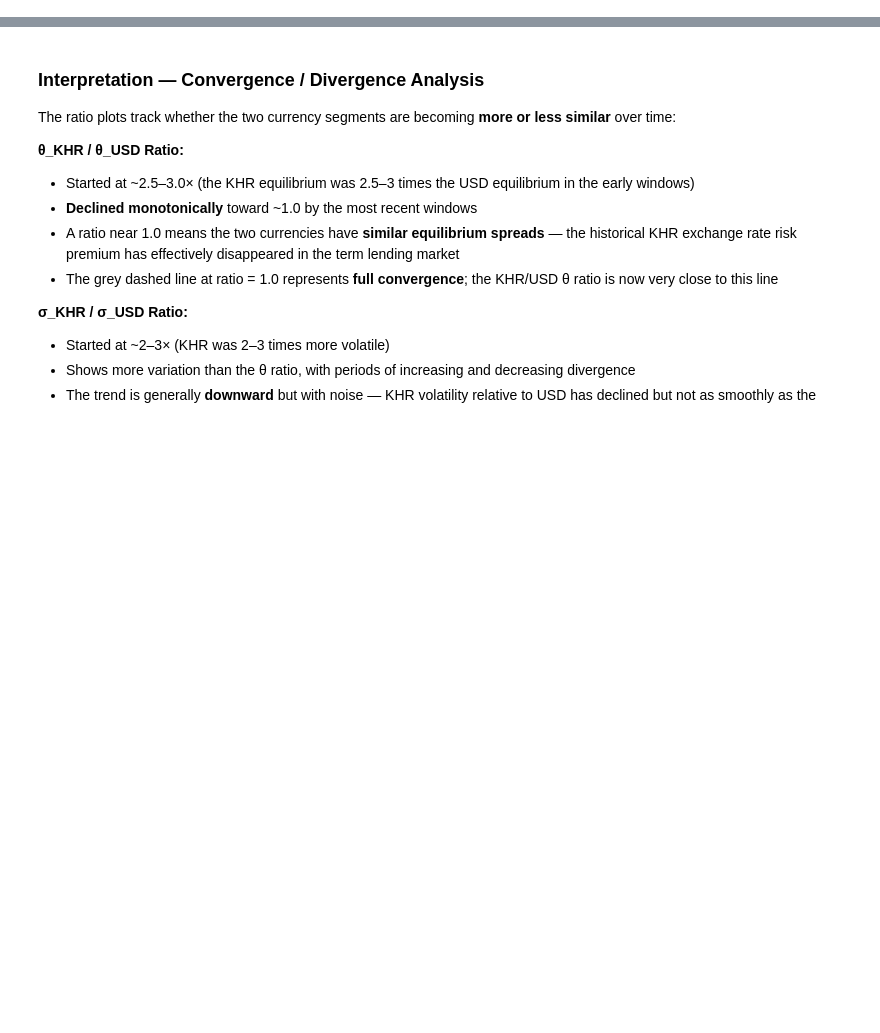
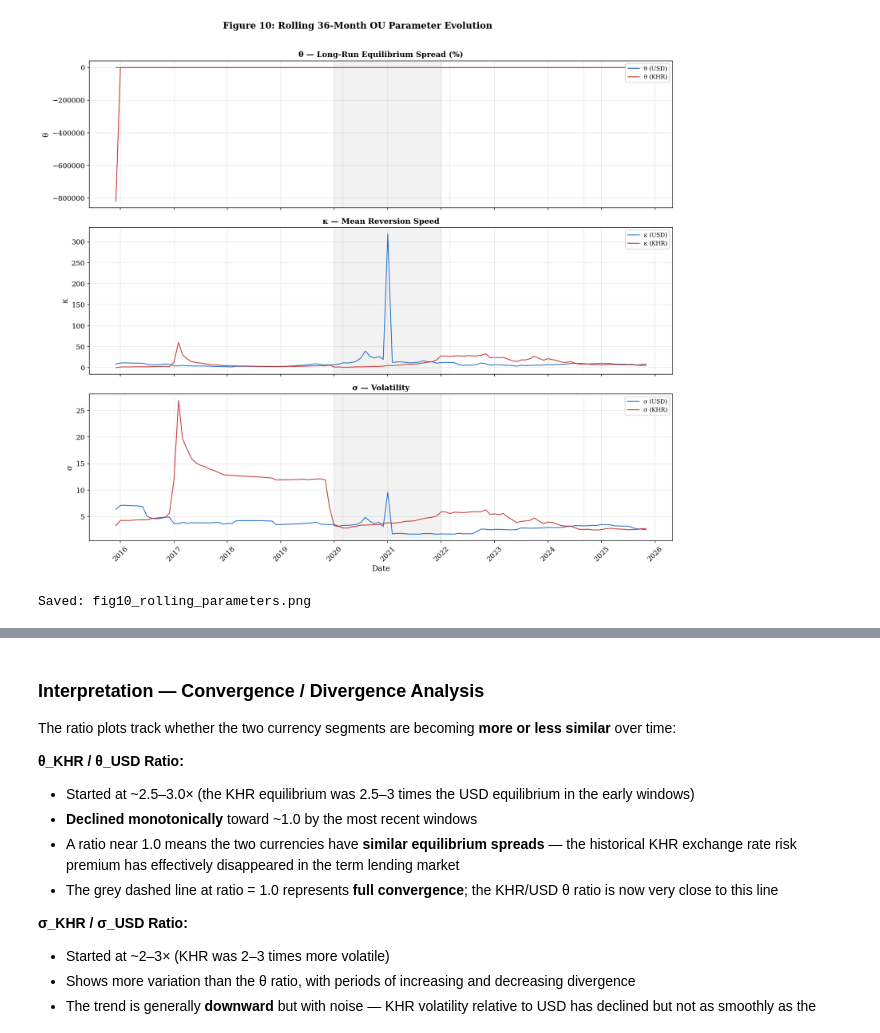
Before and after one commit to DUKPagnarith/research_reda, a Jupyter notebook: notebooks/07_rolling_window.ipynb, the cells around one changed output, grey strips where cells are left out. Drawn from its saved outputs; the diff is of its cells as text; code cells hidden in the pictures; blank space fills up the shorter version.

```diff
--- a/notebooks/07_rolling_window.ipynb
+++ b/notebooks/07_rolling_window.ipynb
@@ -29,7 +31,7 @@ S_usd = usd['spread'].values
 S_khr = khr['spread'].values
 dates = usd.index
 dt = 1/12
-window = 24
+window = 36
 
 def ou_neg_log_likelihood(params, data, dt):
     kappa, theta, sigma = params
@@ -82,34 +96,37 @@ print(f'\nDone: {total_windows} windows estimated.')
 fig, axes = plt.subplots(3, 1, figsize=(14, 12), sharex=True)
 
 params_config = [
     ('theta', 'θ — Long-Run Equilibrium Spread (%)', 'θ'),
     ('kappa', 'κ — Mean Reversion Speed', 'κ'),
     ('sigma', 'σ — Volatility', 'σ'),
 ]
 
 for ax, (param, title, symbol) in zip(axes, params_config):
     ax.plot(roll_usd_df.index, roll_usd_df[param], color='#1565C0', linewidth=1.3, label=f'{symbol} (USD)', alpha=0.9)
     ax.plot(roll_khr_df.index, roll_khr_df[param], color='#C62828', linewidth=1.3, label=f'{symbol} (KHR)', alpha=0.9)
     ax.axvspan(pd.Timestamp('2020-01-01'), pd.Timestamp('2021-12-31'), alpha=0.1, color='grey')
     ax.set_title(title, fontweight='bold', fontsize=12)
     ax.set_ylabel(symbol)
     ax.legend(loc='upper right', fontsize=9)
     ax.grid(True, alpha=0.3)
 
 for date, label in [('2020-03-01','COVID'), ('2022-03-01','Fed\nHikes'), ('2024-09-01','Fed\nCuts')]:
     for ax in axes:
         ax.axvline(x=pd.Timestamp(date), color='grey', linestyle=':', alpha=0.4, linewidth=0.8)
 
 axes[2].set_xlabel('Date')
 axes[2].xaxis.set_major_locator(mdates.YearLocator())
 axes[2].xaxis.set_major_formatter(mdates.DateFormatter('%Y'))
 plt.xticks(rotation=45)
 
-fig.suptitle('Figure 10: Rolling 24-Month OU Parameter Evolution', fontweight='bold', fontsize=14, y=1.01)
+fig.suptitle('Figure 10: Rolling 36-Month OU Parameter Evolution', fontweight='bold', fontsize=14, y=1.01)
 plt.tight_layout()
 plt.savefig('../figures/fig10_rolling_parameters.png', dpi=300, bbox_inches='tight')
 plt.show()
 print('Saved: fig10_rolling_parameters.png')
+# %% [output]
+[figure, added]
+Saved: fig10_rolling_parameters.png
 # %% [markdown]
 ### Interpretation — Figure 10: Rolling Parameter Evolution
 
```
Also changed, not shown: parts of 7 cells of this notebook, 39 other files.
